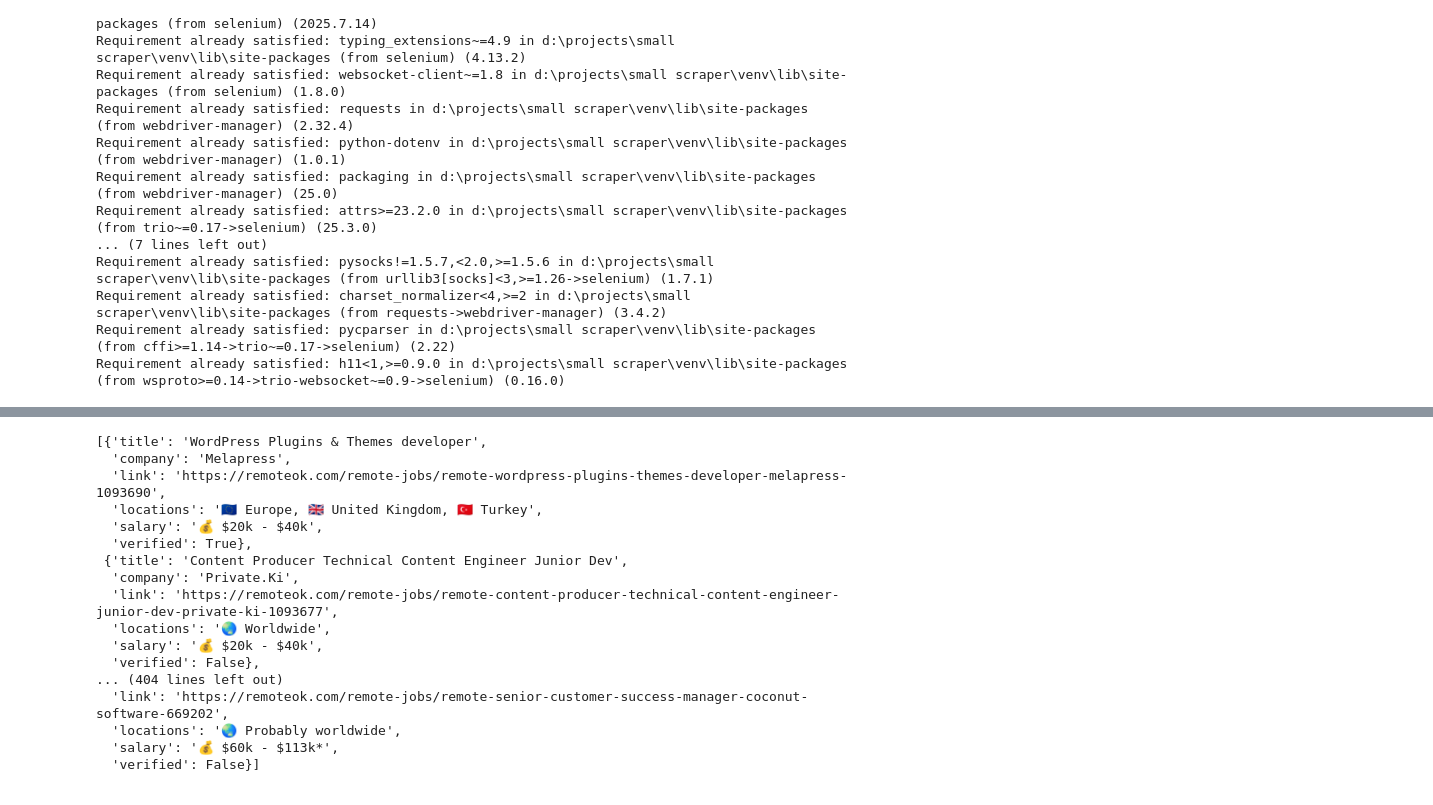
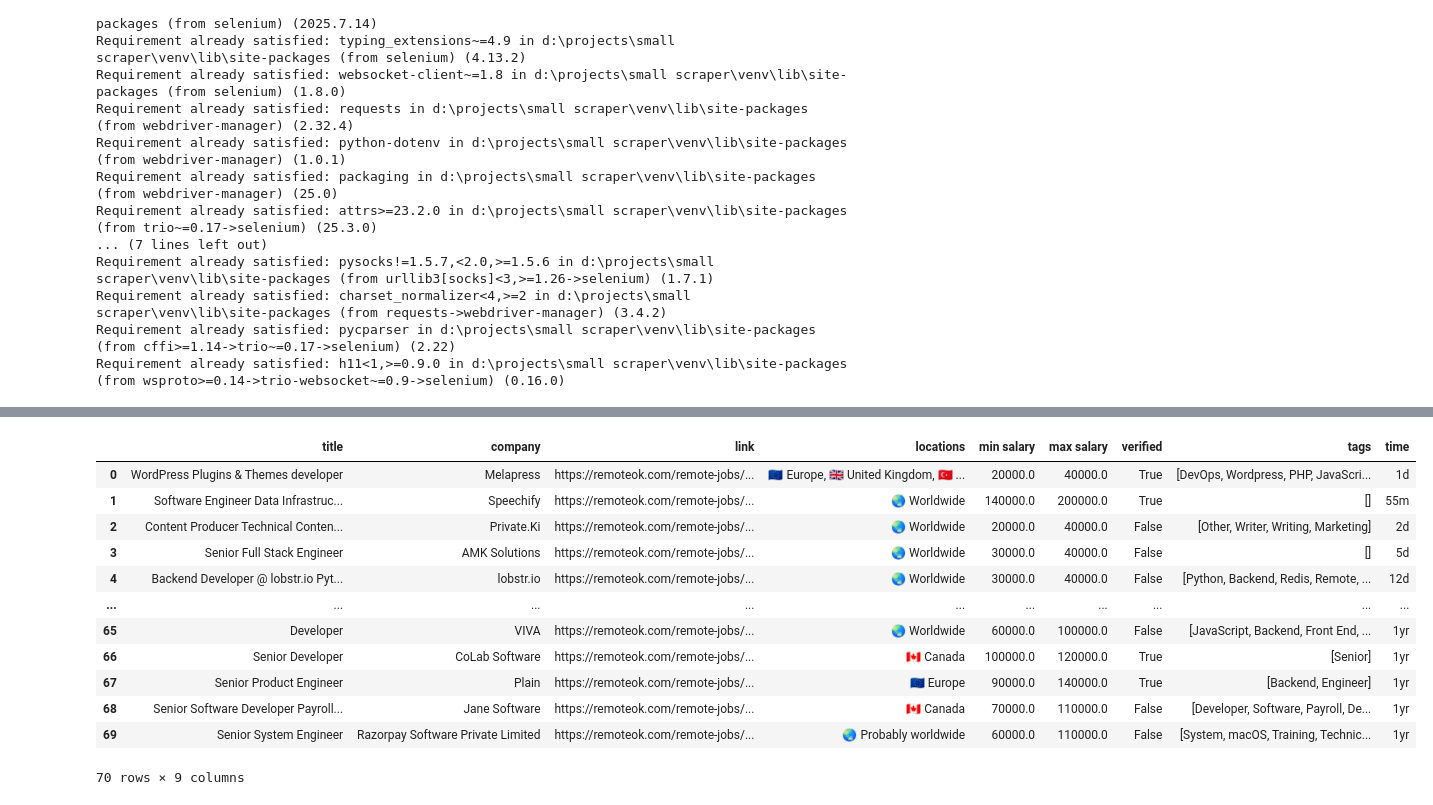
Before and after one commit to Omeraluf/Remote-jobs-scraper, a Jupyter notebook: scraper.ipynb, the cells around one changed output, grey strips where cells are left out. Saved outputs shown, nothing was run; the diff lists cells and outputs as text; code cells hidden in the pictures.

Commit message:
Almost finished scraper, needs to change the worldwide and fix the salary bug, and check how to make it to get to 300+ jobs

```diff
--- a/scraper.ipynb
+++ b/scraper.ipynb
@@ -92,11 +83,0 @@ None
-# %%
-job_list = []
-for job in jobs:
-    title = job.find("h2", itemprop_="title").text.strip() #if job.find("td", class_="company position company_and_position") else "No title"
-    # try2 = job.find("h2", class_="title").text.strip()
-
-    job_list.append({
-        "title": title
-    })
-
-job_list
@@ -105,5 +118,8 @@ AttributeError: 'NoneType' object has no attribute 'text'
 # %%
+i = 0
 for job in soup.find_all("tr", class_="job"):
+    print(f"Processing job {i}")
+    i += 1
     # Get the job title
     title_tag = job.find("h2", itemprop="title")
     title = title_tag.text.strip() if title_tag else None
@@ -121,14 +137,21 @@ for job in soup.find_all("tr", class_="job"):
     location_tags = job.find_all("div", class_="location")
     locations = [loc.text.strip() for loc in location_tags]
 
-    # Get salary from the last location div, if it looks like salary
-    salary = locations[-1] if "$" in locations[-1] else None
-    # Remove salary from locations list
-    if salary:
-        locations = locations[:-1]
+
+    locations, min_salary, max_salary = extract_salary_and_clean_locations(locations)
 
     # Optional: check if verified
     verified = job.find("span", class_="verified") is not None
+
+    tags_td = job.find('td', class_='tags')
+    tag_elements = tags_td.find_all('h3') if tags_td else []
+    tags = [tag.text.strip() for tag in tag_elements]
+    # print(f"company: {company}", f"Tags: {tags}")
+
+    time = job.find('td', class_='time')
+    time = time.text.strip() if time else None
+    # print(company,f"Time: {time}")
+    # print(time)
 
     # Add to list
     job_list.append({
@@ -136,6 +159,12 @@ for job in soup.find_all("tr", class_="job"):
         "company": company,
         "link": link,
         "locations": ", ".join(locations),
-        "salary": salary,
-        "verified": verified
+        "min salary": min_salary,
+        "max salary": max_salary,
+        "verified": verified,
+        "tags": tags,
+        "time": time
     })
+
+
+print(job_list[0])
@@ -142,20 +214,17 @@ for job in soup.find_all("tr", class_="job"):
 # %%
-job_list
+job_list_pd = pd.DataFrame(job_list)
+job_list_pd
 # %% [output]
+|  | title | company | link | locations | min salary | max salary | verified | tags | time |
+| 0 | WordPress Plugins & Themes developer | Melapress | https://remoteok.com/remote-jobs/... | 🇪🇺 Europe, 🇬🇧 United Kingdom, 🇹🇷 ... | 20000.0 | 40000.0 | True | [DevOps, Wordpress, PHP, JavaScri... | 1d |
+| 1 | Software Engineer Data Infrastruc... | Speechify | https://remoteok.com/remote-jobs/... | 🌏 Worldwide | 140000.0 | 200000.0 | True | [] | 55m |
+| 2 | Content Producer Technical Conten... | Private.Ki | https://remoteok.com/remote-jobs/... | 🌏 Worldwide | 20000.0 | 40000.0 | False | [Other, Writer, Writing, Marketing] | 2d |
+| 3 | Senior Full Stack Engineer | AMK Solutions | https://remoteok.com/remote-jobs/... | 🌏 Worldwide | 30000.0 | 40000.0 | False | [] | 5d |
+| 4 | Backend Developer @ lobstr.io Pyt... | lobstr.io | https://remoteok.com/remote-jobs/... | 🌏 Worldwide | 30000.0 | 40000.0 | False | [Python, Backend, Redis, Remote, ... | 12d |
+| ... | ... | ... | ... | ... | ... | ... | ... | ... | ... |
+| 65 | Developer | VIVA | https://remoteok.com/remote-jobs/... | 🌏 Worldwide | 60000.0 | 100000.0 | False | [JavaScript, Backend, Front End, ... | 1yr |
+| 66 | Senior Developer | CoLab Software | https://remoteok.com/remote-jobs/... | 🇨🇦 Canada | 100000.0 | 120000.0 | True | [Senior] | 1yr |
+| 67 | Senior Product Engineer | Plain | https://remoteok.com/remote-jobs/... | 🇪🇺 Europe | 90000.0 | 140000.0 | True | [Backend, Engineer] | 1yr |
+| 68 | Senior Software Developer Payroll... | Jane Software | https://remoteok.com/remote-jobs/... | 🇨🇦 Canada | 70000.0 | 110000.0 | False | [Developer, Software, Payroll, De... | 1yr |
+| 69 | Senior System Engineer | Razorpay Software Private Limited | https://remoteok.com/remote-jobs/... | 🌏 Probably worldwide | 60000.0 | 110000.0 | False | [System, macOS, Training, Technic... | 1yr |
-[{'title': 'WordPress Plugins & Themes developer',
-  'company': 'Melapress',
-  'link': 'https://remoteok.com/remote-jobs/remote-wordpress-plugins-themes-developer-melapress-1093690',
-  'locations': '🇪🇺 Europe, 🇬🇧 United Kingdom, 🇹🇷 Turkey',
-  'salary': '💰 $20k - $40k',
-  'verified': True},
- {'title': 'Content Producer Technical Content Engineer Junior Dev',
-  'company': 'Private.Ki',
-  'link': 'https://remoteok.com/remote-jobs/remote-content-producer-technical-content-engineer-junior-dev-private-ki-1093677',
-  'locations': '🌏 Worldwide',
-  'salary': '💰 $20k - $40k',
-  'verified': False},
-... (404 lines left out)
-  'link': 'https://remoteok.com/remote-jobs/remote-senior-customer-success-manager-coconut-software-669202',
-  'locations': '🌏 Probably worldwide',
-  'salary': '💰 $60k - $113k*',
-  'verified': False}]
+70 rows × 9 columns
```
Also changed, not shown: parts of 15 cells of this notebook, 1 other file.
